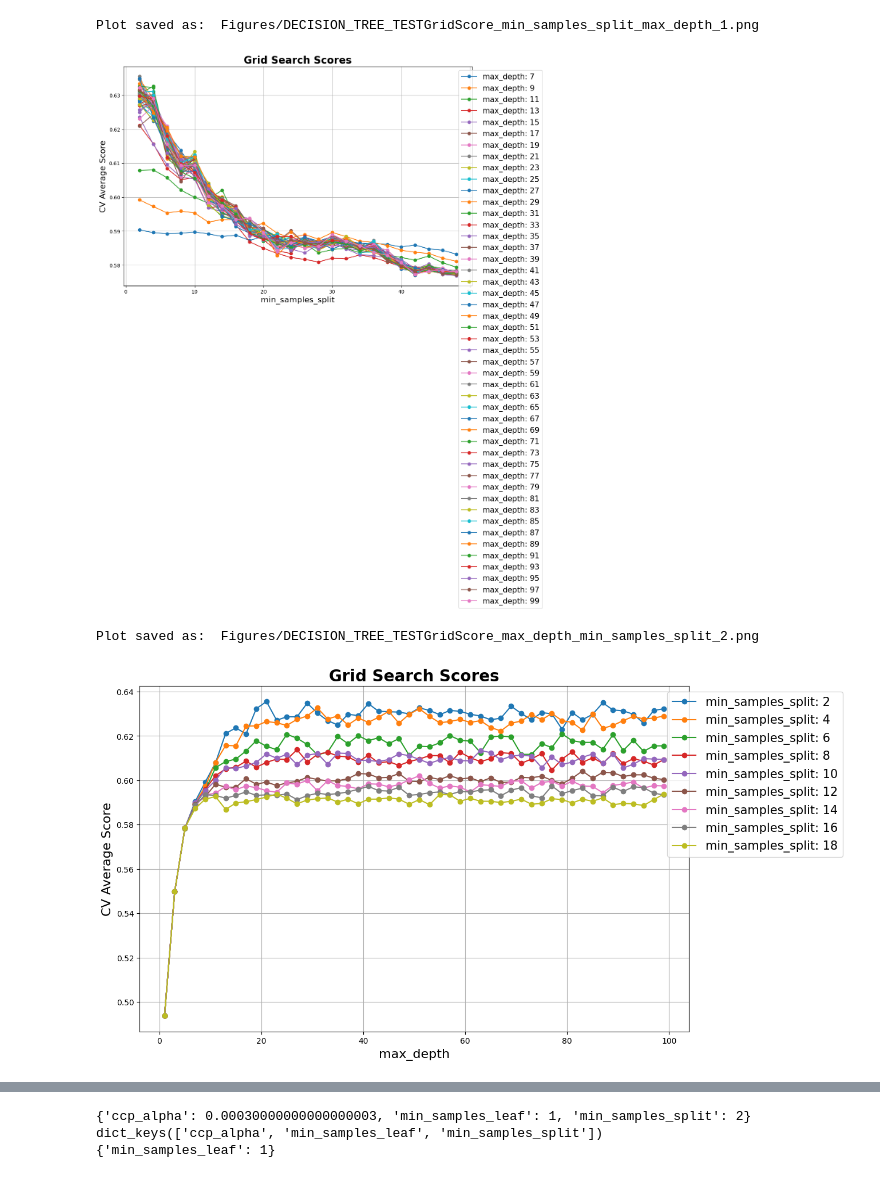
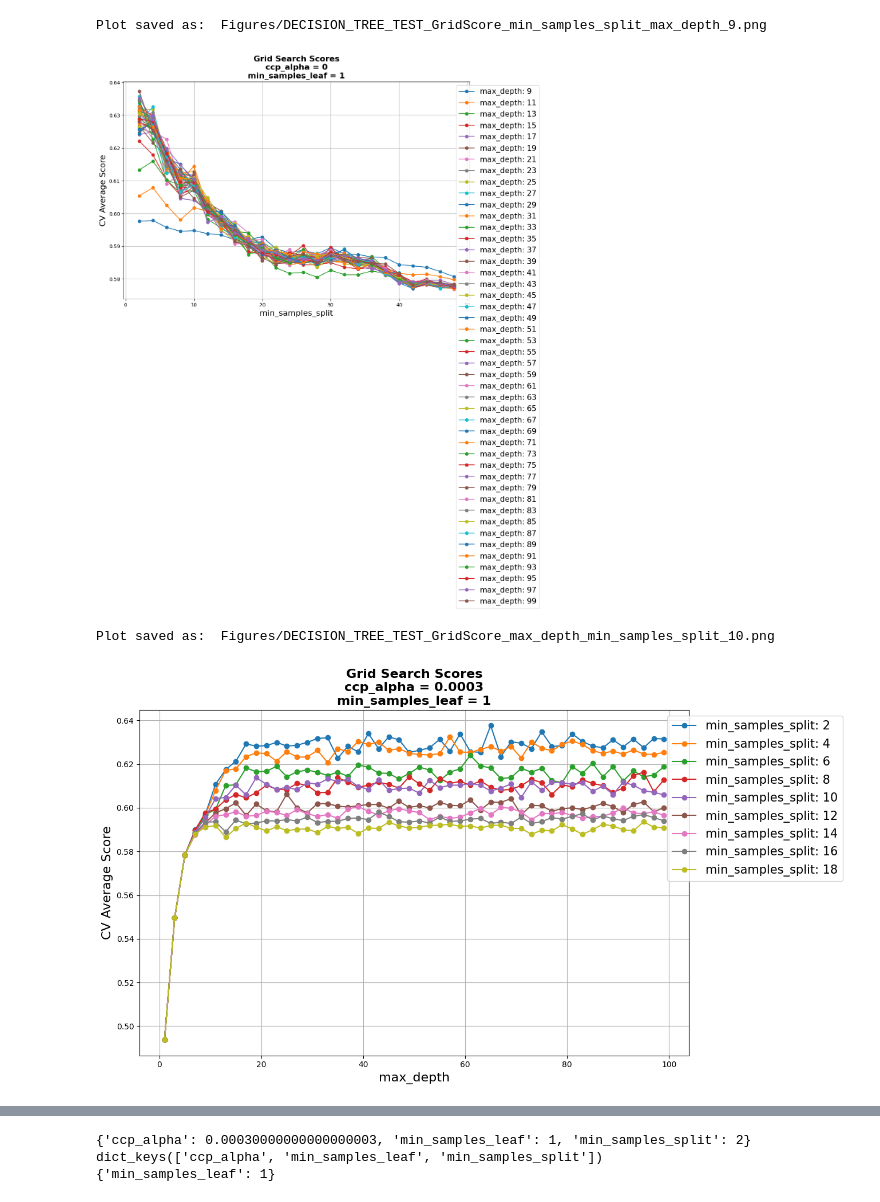
Before and after one commit to Inquisitive-ME/SupervisedLearning_Project_Code, a Jupyter notebook: DecisionTrees/wine_decision_trees_analysis.ipynb, the cells around one changed output, grey strips where cells are left out. Cells and saved outputs as stored; diff of their text form; code cells hidden in the pictures.

```diff
--- a/DecisionTrees/wine_decision_trees_analysis.ipynb
+++ b/DecisionTrees/wine_decision_trees_analysis.ipynb
@@ -20,6 +20,8 @@ GLOBAL_FIG_COUNTER = 0
 GS_FILE_NAME_PREFIX = "Analysis_Data/WINE_DECISION_TREE"
 # %%
 import DecisionTrees.common_decision_tree as common_decision_tree
+
+X_train, X_test, y_train, y_test = get_wine_dataset()
 
 ccp_alpha = np.arange(0.0, 0.01, 0.0001)
 
@@ -28,12 +30,13 @@ min_samples_split = [i for i in range(2, 50, 2)]
 min_samples_leaf = [i for i in range(1, 50, 2)]
 max_depth = [i for i in range(1, 100, 2)]
 max_features = ['auto', 'sqrt', 'log2']
+num_features = X_train.shape[1]
+max_features = [i for i in range(num_features+1)]
 
 parameters = {'criterion': criterion, 'min_samples_split': min_samples_split, 'min_samples_leaf': min_samples_leaf, 'max_features': max_features}
 
-parameters = {'max_depth': max_depth, 'min_samples_leaf': min_samples_leaf, 'min_samples_split': min_samples_split, 'ccp_alpha': ccp_alpha, 'max_features': max_features}
+parameters = {'max_features': max_features, 'min_samples_leaf': min_samples_leaf, 'min_samples_split': min_samples_split}
 
-X_train, X_test, y_train, y_test = get_wine_dataset()
 gs = common_decision_tree.perform_grid_search(parameters, X_train, y_train, GS_FILE_NAME_PREFIX)
 
 gs_results = gs
@@ -138,6 +125,7 @@ max_depth
 <Figure size 432x288 with 0 Axes>
 # %%
-def plot_grid_search(gs_results):
+import textwrap
+def plot_grid_search(gs_results, unused_params_value_dict=None):
     """
     References:
     https://stackoverflow.com/questions/37161563/how-to-graph-grid-scores-from-gridsearchcv
@@ -147,7 +135,7 @@ def plot_grid_search(gs_results):
     :return:
     """
     global GLOBAL_FIG_COUNTER
-    cv_results = gs.cv_results_
+    cv_results = gs_results.cv_results_
     cv_results = pd.DataFrame(cv_results)
     # Get Test Scores Mean and std for each grid search
     all_test_scores_mean = cv_results['mean_test_score']
@@ -188,13 +176,16 @@ def plot_grid_search(gs_results):
         title = ""
         for best_param, values in param_values.items():
             if plot_param != best_param:
-                best_param_value = gs.best_params_[best_param]
+                if unused_params_value_dict is None or best_param not in unused_params_value_dict.keys():
+                    best_param_value = gs.best_params_[best_param]
+                else:
+                    best_param_value = unused_params_value_dict[best_param]
                 mask = mask & np.where(np.array(values) == best_param_value,True,False)
                 try:
                     title += (best_param + " = " + str(round(best_param_value, 4)) + " ")
                 except TypeError:
                     title += (best_param + " = " + best_param_value + " ")
-
+        title = textwrap.fill(title, 20)
         x = np.array(np.array(param_values[plot_param])[mask])
         y_1 = np.array(test_scores_mean)[mask]
         e_1 = np.array(test_scores_std)[mask]
@@ -207,6 +198,7 @@ def plot_grid_search(gs_results):
         ax[i].yaxis.set_tick_params(labelbottom=True)
         ax[i].set_title(title)
 
+unused_params_values = {'max_depth': 100, 'min_samples_leaf': 31, 'min_samples_split': 36, 'ccp_alpha': 0}
 
-plot_grid_search(gs_results)
+plot_grid_search(gs_results, unused_params_values)
 # %% [output]
@@ -214,6 +206,6 @@ plot_grid_search(gs_results)
 # %%
 # From https://stackoverflow.com/questions/37161563/how-to-graph-grid-scores-from-gridsearchcv
-def plot_grid_search(cv_results, name_param_1, name_param_2, score_limit):
+def plot_grid_search(cv_results, name_param_1, name_param_2, score_limit, unused_params_value_dict=None):
     global GLOBAL_FIG_COUNTER
     cv_results = pd.DataFrame(cv_results)
     # Get Test Scores Mean and std for each grid search
@@ -225,7 +217,10 @@ def plot_grid_search(cv_results, name_param_1, name_param_2, score_limit):
     unused_params_values = {}
     for i in gs.cv_results_['params'][0].keys():
         if i != name_param_2 and i != name_param_1:
-            unused_params[i] = gs.best_params_[i]
+            if unused_params_value_dict is not None:
+                unused_params[i] = unused_params_value_dict[i]
+            else:
+                unused_params[i] = gs.best_params_[i]
             unused_params_values[i] = []
 
     scores_mean = []
@@ -269,7 +264,12 @@ def plot_grid_search(cv_results, name_param_1, name_param_2, score_limit):
     for idx, val in enumerate(grid_param_2):
             ax.plot(parameter_1_matrix[idx], scores_matrix[idx], '-o', linestyle=None, label= name_param_2 + ': ' + str(round(val, 5)))
 
-    ax.set_title("Grid Search Scores", fontsize=20, fontweight='bold')
+    title = "Grid Search Scores "
+    test_wrap_len = 21
+    for key, value in unused_params.items():
+        title += "{} = {} ".format(key, round(value, 4))
+    title = textwrap.fill(title, test_wrap_len)
+    ax.set_title(title, fontsize=16, fontweight='bold')
     ax.set_xlabel(name_param_1, fontsize=16)
     ax.set_ylabel('CV Average Score', fontsize=16)
     ax.legend(loc="upper left", bbox_to_anchor=(0.95, 1.0), fontsize=15)
@@ -282,20 +282,21 @@ def plot_grid_search(cv_results, name_param_1, name_param_2, score_limit):
     GLOBAL_FIG_COUNTER += 1
 # %%
 mean_score_limit=0.59
+unused_params_values = {'max_depth': 100, 'min_samples_leaf': 1, 'min_samples_split': 2, 'ccp_alpha': 0}
 
 # Calling Method
 # plot_grid_search(gs.cv_results_, epochs, batch_size, 'epochs', 'batch_size')
-plot_grid_search(gs_results.cv_results_, 'min_samples_split', 'max_depth', mean_score_limit)
+plot_grid_search(gs_results.cv_results_, 'min_samples_split', 'max_depth', mean_score_limit, unused_params_values)
 # plot_grid_search(gs_results.cv_results_, min_samples_split, max_features, 'min_samples_split', 'max_features')
 # plot_grid_search(gs_results.cv_results_, ccp_alpha, min_samples_split, 'ccp_alpha', 'min_samples_split')
 # %% [output]
-Plot saved as:  Figures/DECISION_TREE_TESTGridScore_min_samples_split_max_depth_1.png
+Plot saved as:  Figures/DECISION_TREE_TEST_GridScore_min_samples_split_max_depth_9.png
-[figure, old version]
+[figure, new version]
 # %%
 plot_grid_search(gs_results.cv_results_, 'max_depth', 'min_samples_split', mean_score_limit)
 # %% [output]
-Plot saved as:  Figures/DECISION_TREE_TESTGridScore_max_depth_min_samples_split_2.png
+Plot saved as:  Figures/DECISION_TREE_TEST_GridScore_max_depth_min_samples_split_10.png
-[figure, old version]
+[figure, new version]
 # %%
 plot_grid_search(gs_results.cv_results_, 'max_depth', 'min_samples_leaf', mean_score_limit)
 # %% [output]
```
Also changed, not shown: parts of 6 cells of this notebook, 9 other files.
